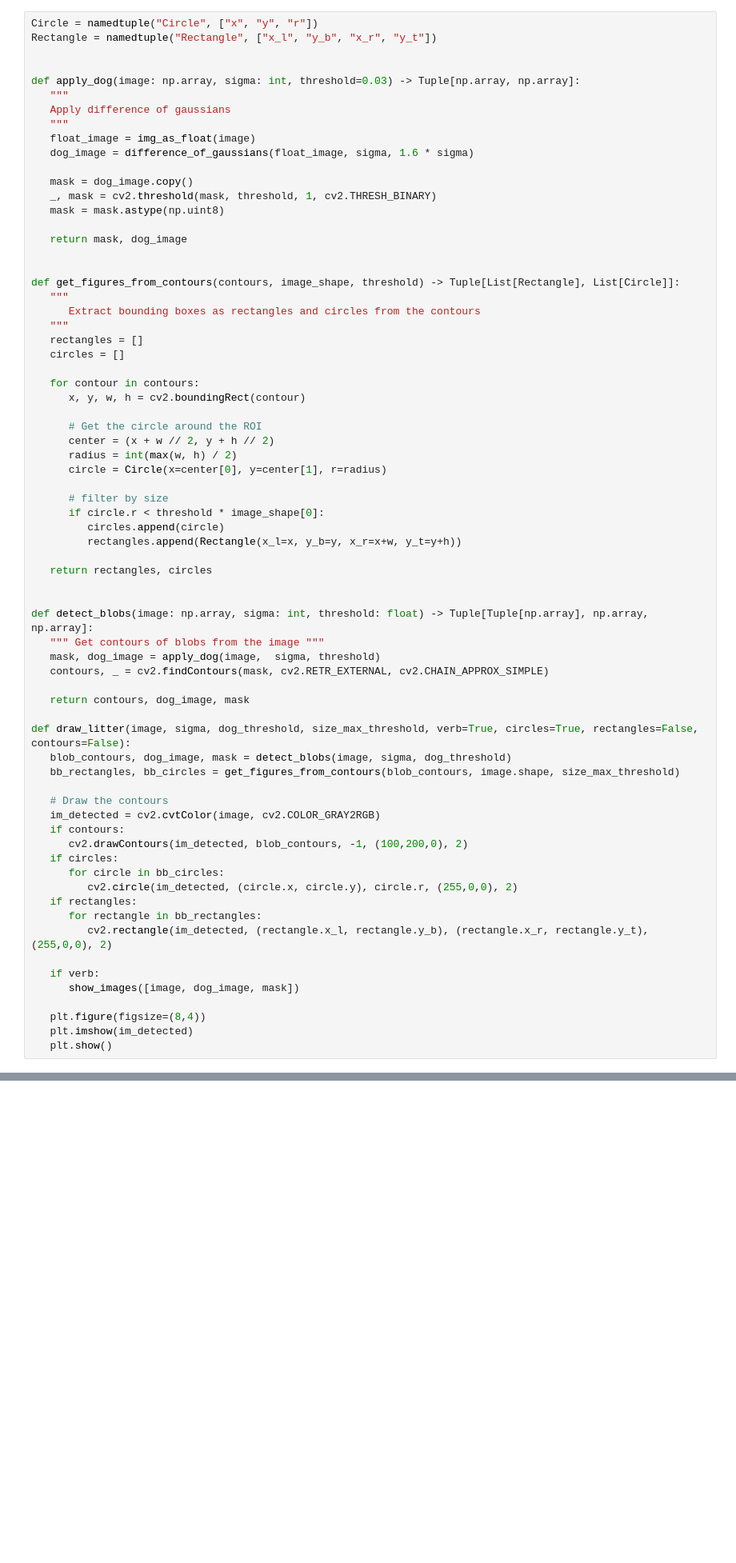
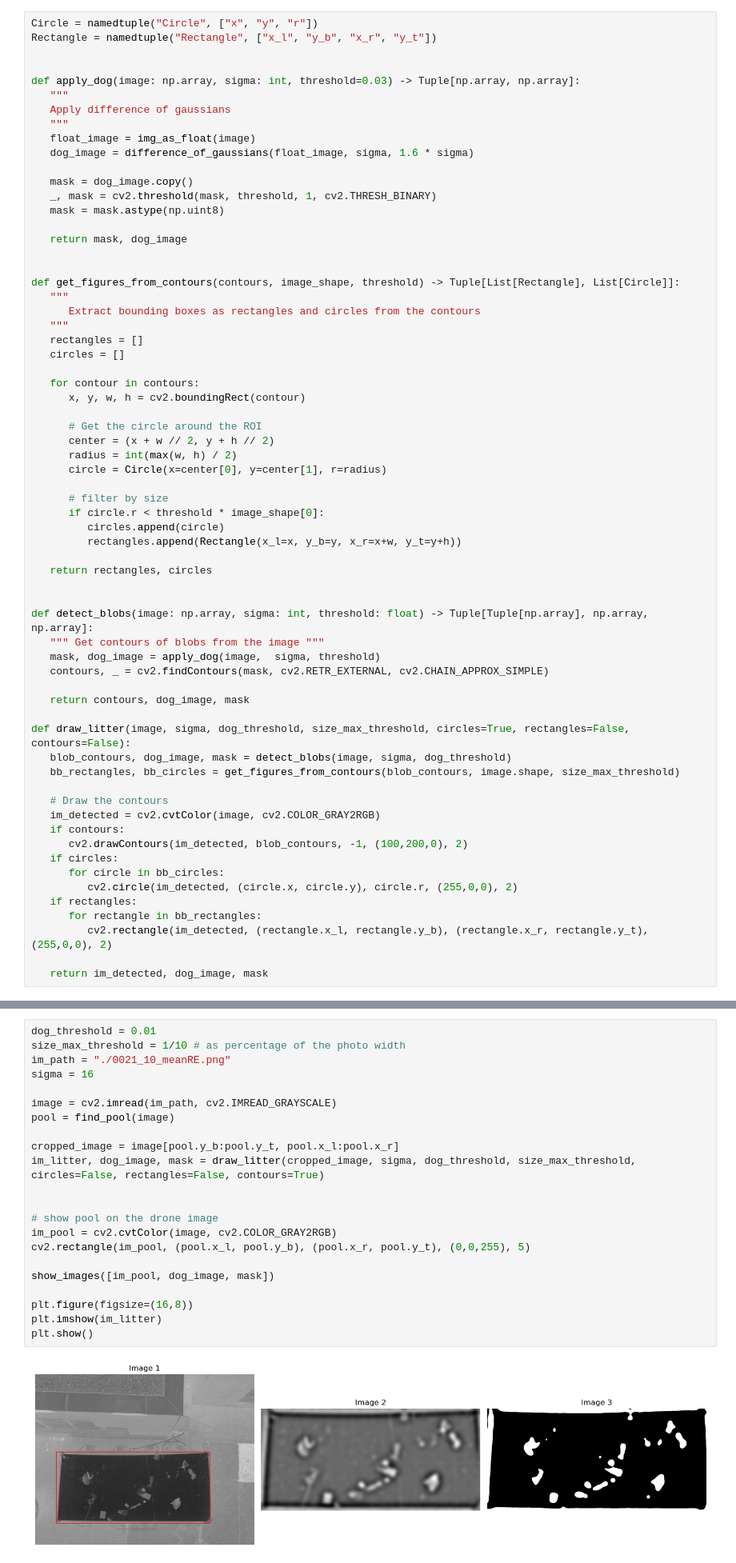
Before and after one commit to annapanfil/multispectral, a Jupyter notebook: detect_blobs.ipynb, the cells around one changed output, grey strips where cells are left out. Shown at 80% size. Cells and saved outputs as stored; diff of their text form; blank space fills up the shorter version.

```diff
--- a/detect_blobs.ipynb
+++ b/detect_blobs.ipynb
@@ -75,7 +75,7 @@ def detect_blobs(image: np.array, sigma: int, threshold: float) -> Tuple[Tuple[n
 
    return contours, dog_image, mask
 
-def draw_litter(image, sigma, dog_threshold, size_max_threshold, verb=True, circles=True, rectangles=False, contours=False):
+def draw_litter(image, sigma, dog_threshold, size_max_threshold, circles=True, rectangles=False, contours=False):
    blob_contours, dog_image, mask = detect_blobs(image, sigma, dog_threshold)
    bb_rectangles, bb_circles = get_figures_from_contours(blob_contours, image.shape, size_max_threshold)
 
@@ -90,9 +90,4 @@ def draw_litter(image, sigma, dog_threshold, size_max_threshold, verb=True, circ
       for rectangle in bb_rectangles:
          cv2.rectangle(im_detected, (rectangle.x_l, rectangle.y_b), (rectangle.x_r, rectangle.y_t), (255,0,0), 2)
 
-   if verb:
-      show_images([image, dog_image, mask])
-
-   plt.figure(figsize=(8,4))
-   plt.imshow(im_detected)
-   plt.show()
+   return im_detected, dog_image, mask
@@ -166,0 +134,24 @@ plt.show()
+# %%
+dog_threshold = 0.01
+size_max_threshold = 1/10 # as percentage of the photo width
+im_path = "./0021_10_meanRE.png"
+sigma = 16
+
+image = cv2.imread(im_path, cv2.IMREAD_GRAYSCALE)
+pool = find_pool(image)
+
+cropped_image = image[pool.y_b:pool.y_t, pool.x_l:pool.x_r]
+im_litter, dog_image, mask = draw_litter(cropped_image, sigma, dog_threshold, size_max_threshold, circles=False, rectangles=False, contours=True)
+
+
+# show pool on the drone image
+im_pool = cv2.cvtColor(image, cv2.COLOR_GRAY2RGB)
+cv2.rectangle(im_pool, (pool.x_l, pool.y_b), (pool.x_r, pool.y_t), (0,0,255), 5)
+
+show_images([im_pool, dog_image, mask])
+
+plt.figure(figsize=(16,8))
+plt.imshow(im_litter)
+plt.show()
+# %% [output]
+[figure, added]
```
Also changed, not shown: parts of 3 cells of this notebook.
